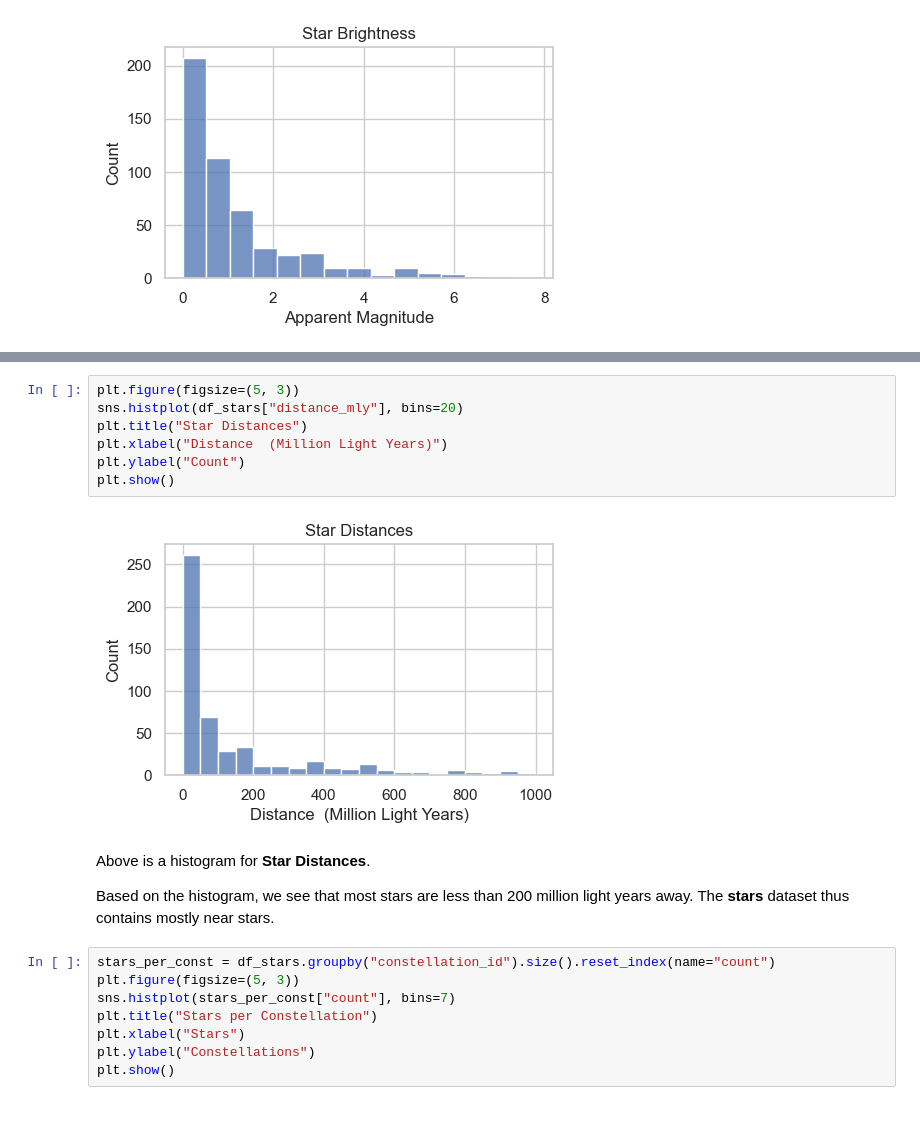
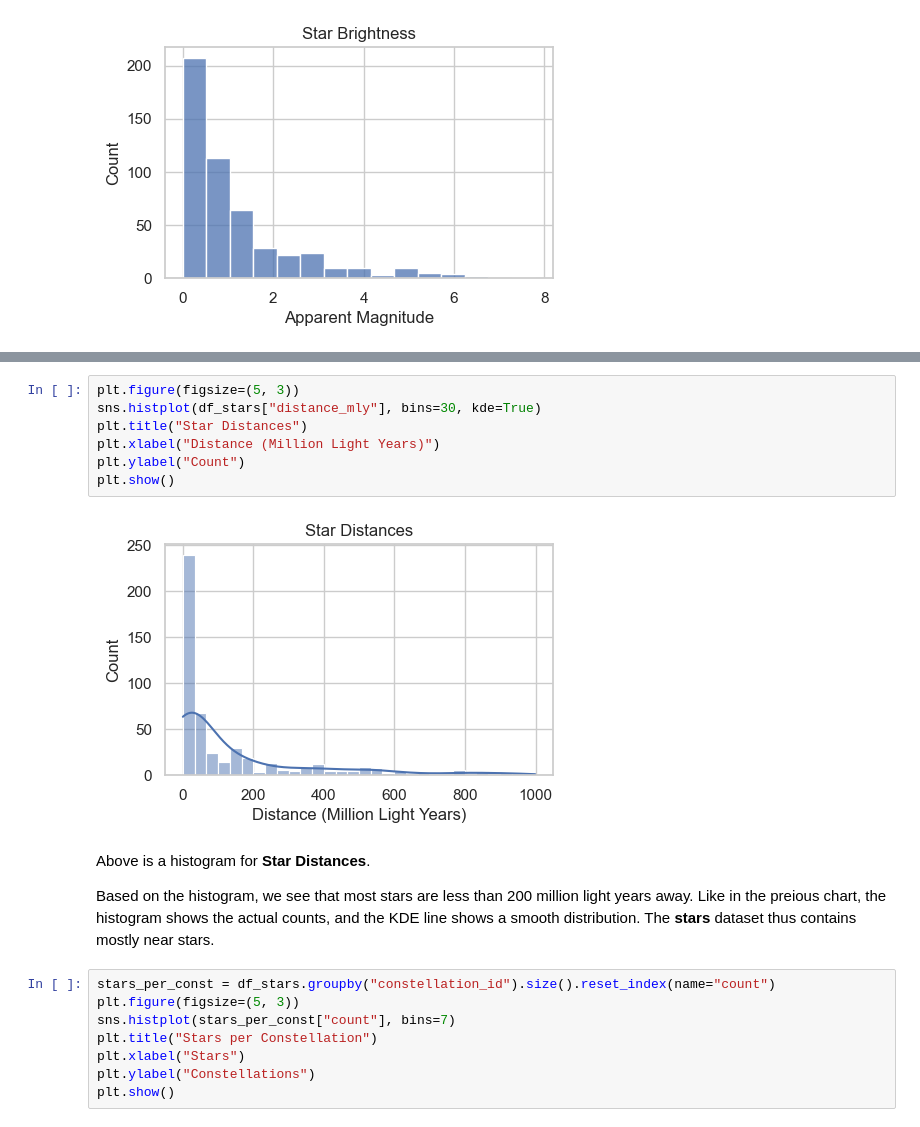
Before and after one commit to toy-soldier/starzz-dashboard, a Jupyter notebook: notebooks/03_descriptive_stats.ipynb, the cells around one changed output, grey strips where cells are left out. Saved outputs shown, nothing was run; the diff lists cells and outputs as text.

```diff
--- a/notebooks/03_descriptive_stats.ipynb
+++ b/notebooks/03_descriptive_stats.ipynb
@@ -46,16 +56,16 @@ Based on the histogram, we see that most stars have temperatures less than 10,00
 # %%
 plt.figure(figsize=(5, 3))
-sns.histplot(df_stars["distance_mly"], bins=20)
+sns.histplot(df_stars["distance_mly"], bins=30, kde=True)
 plt.title("Star Distances")
-plt.xlabel("Distance  (Million Light Years)")
+plt.xlabel("Distance (Million Light Years)")
 plt.ylabel("Count")
 plt.show()
 # %% [output]
-[figure, old version]
+[figure, new version]
 # %% [markdown]
 Above is a histogram for **Star Distances**.
 
-Based on the histogram, we see that most stars are less than 200 million light years away.  The **stars** dataset thus contains mostly near stars.
+Based on the histogram, we see that most stars are less than 200 million light years away.  Like in the preious chart, the histogram shows the actual counts, and the KDE line shows a smooth distribution.  The **stars** dataset thus contains mostly near stars.
 # %%
 stars_per_const = df_stars.groupby("constellation_id").size().reset_index(name="count")
 plt.figure(figsize=(5, 3))
```
Also changed, not shown: parts of 6 cells of this notebook, 4 other files.
